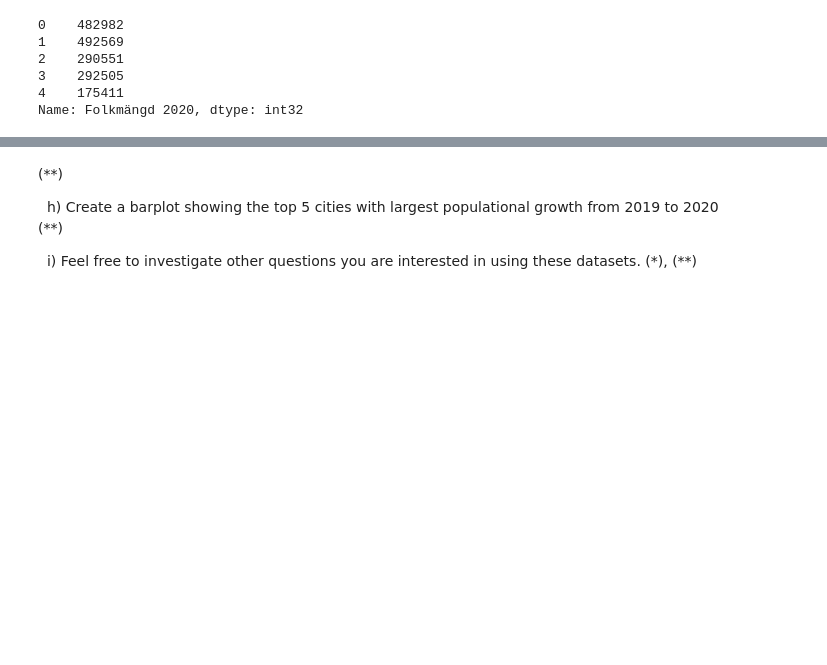
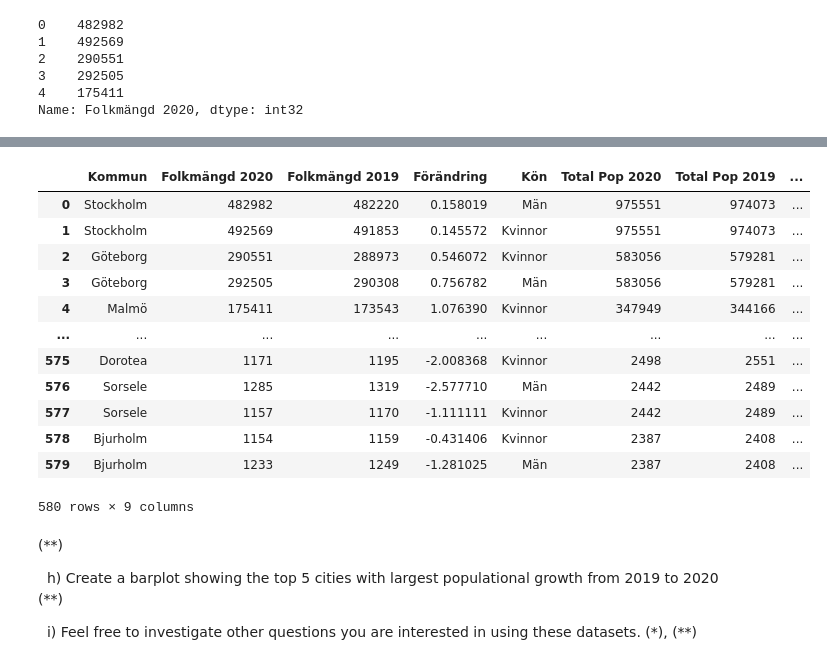
Before and after one commit to VineelaNedunuri/Databehandling-Vineela-Nedunuri, a Jupyter notebook: Exercises/E00_pandas_basic_syntax.ipynb, the cells around one changed output, grey strips where cells are left out. Cells and saved outputs as stored; diff of their text form; code cells hidden in the pictures; blank space fills up the shorter version.

```diff
--- a/Exercises/E00_pandas_basic_syntax.ipynb
+++ b/Exercises/E00_pandas_basic_syntax.ipynb
@@ -498,0 +506,3 @@ df_merge.head()
+# %%
+df_merge["Folkmängd 2020"] = df_merge["Folkmängd 2020"].astype(int)
+df_merge["Folkmängd 2020"].head()
@@ -577,3 +612,20 @@ print (df)
+# %%
+df_merge["%"] = 100 * df_merge["Folkmängd 2020"]/ df_merge.groupby("Kön")["Folkmängd 2020"].transform("sum")
+df_merge
+# %% [output]
+|  | Kommun | Folkmängd 2020 | Folkmängd 2019 | Förändring | Kön | Total Pop 2020 | Total Pop 2019 | ... |
+| 0 | Stockholm | 482982 | 482220 | 0.158019 | Män | 975551 | 974073 | ... |
+| 1 | Stockholm | 492569 | 491853 | 0.145572 | Kvinnor | 975551 | 974073 | ... |
+| 2 | Göteborg | 290551 | 288973 | 0.546072 | Kvinnor | 583056 | 579281 | ... |
+| 3 | Göteborg | 292505 | 290308 | 0.756782 | Män | 583056 | 579281 | ... |
+| 4 | Malmö | 175411 | 173543 | 1.076390 | Kvinnor | 347949 | 344166 | ... |
+| ... | ... | ... | ... | ... | ... | ... | ... | ... |
+| 575 | Dorotea | 1171 | 1195 | -2.008368 | Kvinnor | 2498 | 2551 | ... |
+| 576 | Sorsele | 1285 | 1319 | -2.577710 | Män | 2442 | 2489 | ... |
+| 577 | Sorsele | 1157 | 1170 | -1.111111 | Kvinnor | 2442 | 2489 | ... |
+| 578 | Bjurholm | 1154 | 1159 | -0.431406 | Kvinnor | 2387 | 2408 | ... |
+| 579 | Bjurholm | 1233 | 1249 | -1.281025 | Män | 2387 | 2408 | ... |
+580 rows × 9 columns
 # %% [markdown]
 
 
```
Also changed, not shown: parts of 8 cells of this notebook.
